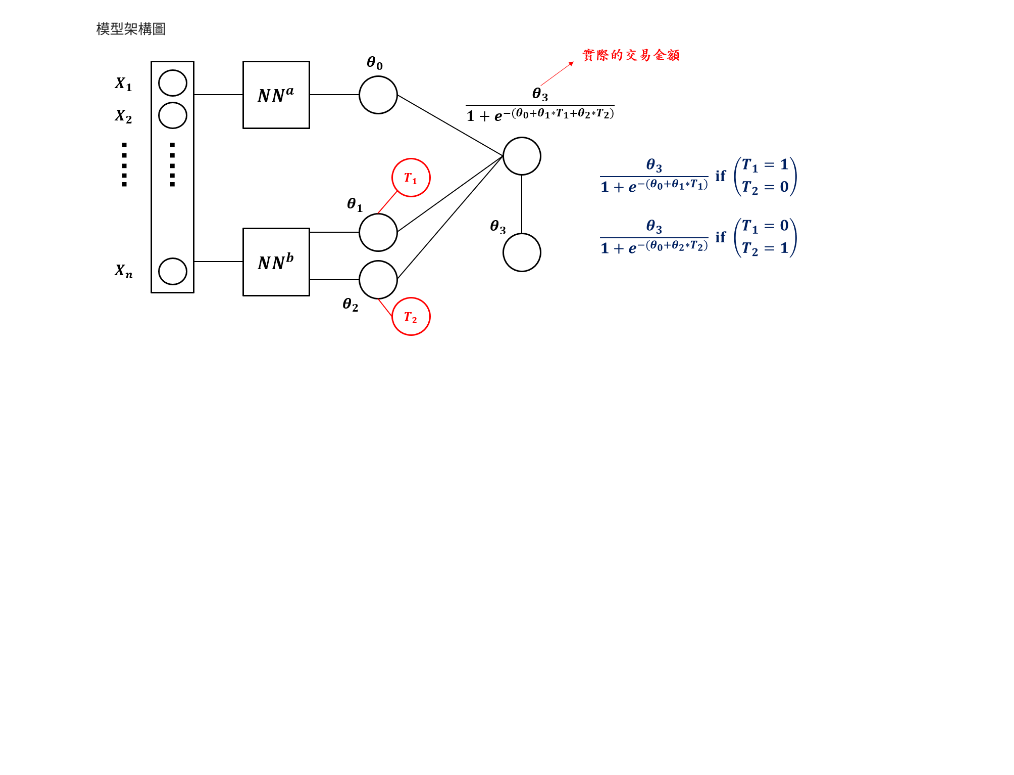
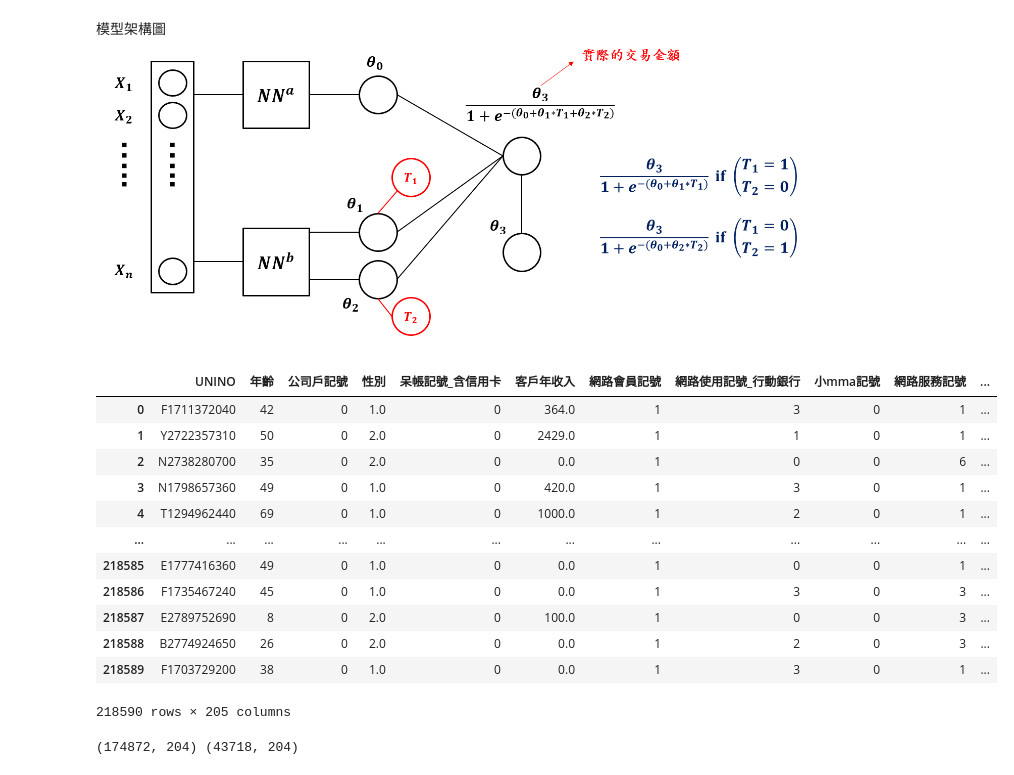
Before and after one commit to sssylvia0/Uplift_Model, a Jupyter notebook: NN.ipynb, the cells around one changed output. Drawn from its saved outputs; the diff is of its cells as text; code cells hidden in the pictures; blank space fills up the shorter version.

```diff
--- a/NN.ipynb
+++ b/NN.ipynb
@@ -54,0 +18,28 @@ class ParallelNetwork(nn.Module):
+# %%
+import pandas as pd
+import numpy as np
+import matplotlib.pyplot as plt
+df = pd.read_csv('/content/drive/MyDrive/Sinopac/train_202402.csv')
+df
+# %% [output]
+|  | UNINO | 年齡 | 公司戶記號 | 性別 | 呆帳記號_含信用卡 | 客戶年收入 | 網路會員記號 | 網路使用記號_行動銀行 | 小mma記號 | 網路服務記號 | ... |
+| 0 | F1711372040 | 42 | 0 | 1.0 | 0 | 364.0 | 1 | 3 | 0 | 1 | ... |
+| 1 | Y2722357310 | 50 | 0 | 2.0 | 0 | 2429.0 | 1 | 1 | 0 | 1 | ... |
+| 2 | N2738280700 | 35 | 0 | 2.0 | 0 | 0.0 | 1 | 0 | 0 | 6 | ... |
+| 3 | N1798657360 | 49 | 0 | 1.0 | 0 | 420.0 | 1 | 3 | 0 | 1 | ... |
+| 4 | T1294962440 | 69 | 0 | 1.0 | 0 | 1000.0 | 1 | 2 | 0 | 1 | ... |
+| ... | ... | ... | ... | ... | ... | ... | ... | ... | ... | ... | ... |
+| 218585 | E1777416360 | 49 | 0 | 1.0 | 0 | 0.0 | 1 | 0 | 0 | 1 | ... |
+| 218586 | F1735467240 | 45 | 0 | 1.0 | 0 | 0.0 | 1 | 3 | 0 | 3 | ... |
+| 218587 | E2789752690 | 8 | 0 | 2.0 | 0 | 100.0 | 1 | 0 | 0 | 3 | ... |
+| 218588 | B2774924650 | 26 | 0 | 2.0 | 0 | 0.0 | 1 | 2 | 0 | 3 | ... |
+| 218589 | F1703729200 | 38 | 0 | 1.0 | 0 | 0.0 | 1 | 3 | 0 | 1 | ... |
+218590 rows × 205 columns
+# %%
+from sklearn.model_selection import train_test_split
+train, test = train_test_split(df, test_size=0.2, random_state=42)
+train.drop(['UNINO'], axis = 1, inplace = True)
+test.drop(['UNINO'], axis = 1, inplace = True)
+print(train.shape, test.shape)
+# %% [output]
+(174872, 204) (43718, 204)
```
Also changed, not shown: parts of 7 cells of this notebook.
